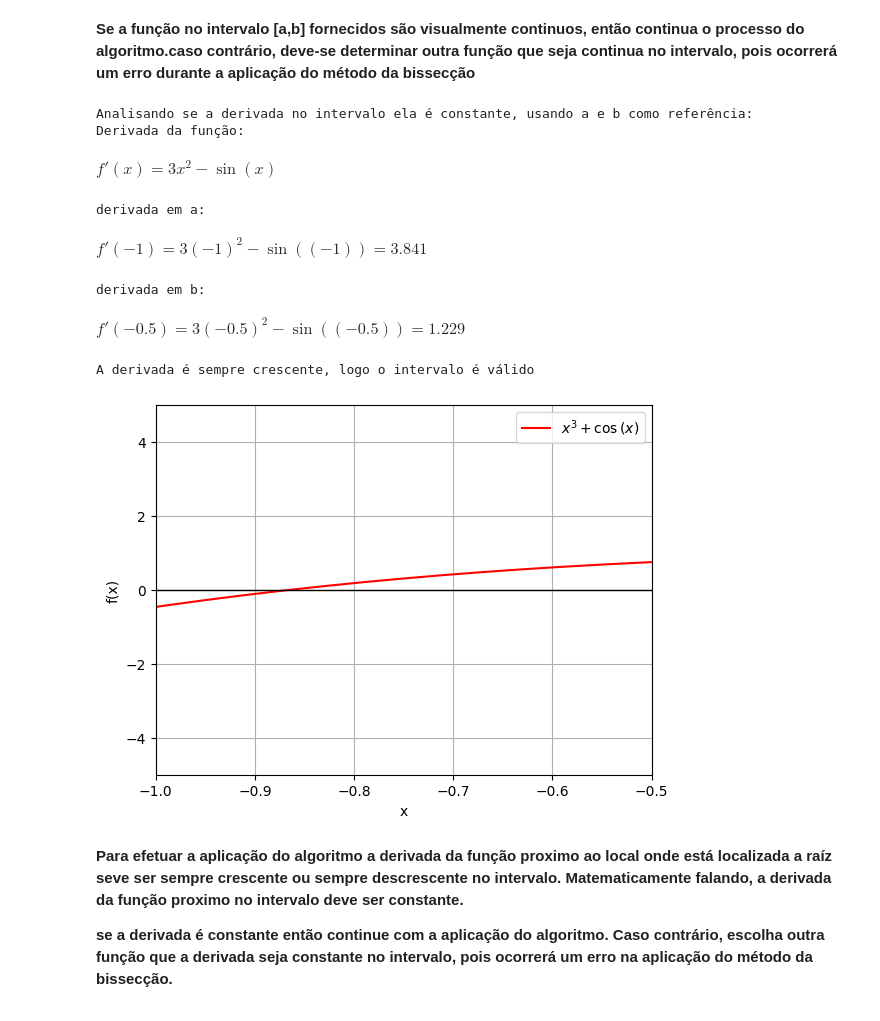
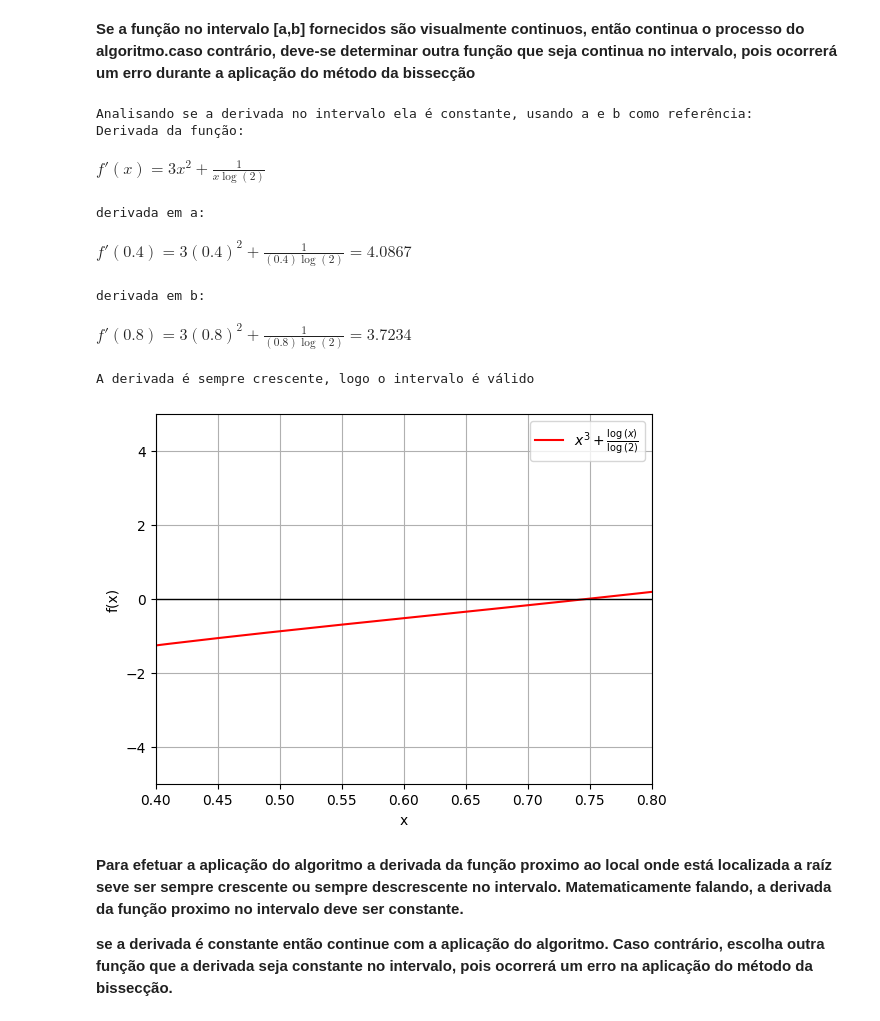
Before and after one commit to JWchester/CalculoNumerico, a Jupyter notebook: 01 - Método da Bissecção/Bissecção(Concluido).ipynb, the cells around one changed output. Cells and saved outputs as stored; diff of their text form; code cells hidden in the pictures.

```diff
--- a/01 - Método da Bissecção/Bissecção(Concluido).ipynb
+++ b/01 - Método da Bissecção/Bissecção(Concluido).ipynb
@@ -91,7 +91,7 @@ from IPython.display import Math #Utilizado para imprimir variaveis na tela de f
 
 
 def f(x,tp):
-    inp = 'x**3 + cos(x)'   #<----- insira a função aqui
+    inp = 'x**3 + log(x,2)'   #<----- insira a função aqui
     trt = inp.split(' ')
 
     if tp == 1:
@@ -120,11 +120,13 @@ def print_latex(eq):
 ## Análise Gráfica
 # %%
 
-a = -1 #<----- insira o ponto inicial
-b = -0.5 #<---- insira o ponto final
-decimal_places = 3
 
-print('Considerando o Seguinte intervalo:\n [a,b] = [{},{}]'.format(a, b))
+a0 = 0.4  #<------- insira o ponto inicial do intervalo
+b0 = 0.8 #<------- insira o ponto final do intervalo
+tolerance = 0.002
+decimal_places = 4
+
+print('Considerando o Seguinte intervalo:\n [a,b] = [{},{}]'.format(a0, b0))
 print('Uma tolerância de\n tol = {}'.format(0.002))
 print('Agora analisa-se o gráfico da função para saber se no intervalo [a,b] ele é contínuo')
 
@@ -172,60 +174,60 @@ print('Derivada da função: ')
 print_latex("f'(x) = "+sp.latex(derivada_f))
 while True:
     # verifica se as funções derivadas em a e b são negativas
-    if (derivada_f.subs(x,a)) < 0 and derivada_f.subs(x,b) <0:
+    if (derivada_f.subs(x,a0)) < 0 and derivada_f.subs(x,b0) <0:
         print('derivada em a: ')
-        print_latex("f'("+str(a)+")" + " = " +str(sp.latex(derivada_f)).replace('x','('+str(a)+')')+ " = " + str(round(derivada_f.subs(x,a),decimal_places)))
+        print_latex("f'("+str(a0)+")" + " = " +str(sp.latex(derivada_f)).replace('x','('+str(a0)+')')+ " = " + str(round(derivada_f.subs(x,a0),decimal_places)))
         print('derivada em b: ')
-        print_latex("f'("+str(b)+")" + " = " +str(sp.latex(derivada_f)).replace('x','('+str(b)+')')+ " = " + str(round(derivada_f.subs(x,b),decimal_places)))
+        print_latex("f'("+str(b0)+")" + " = " +str(sp.latex(derivada_f)).replace('x','('+str(b0)+')')+ " = " + str(round(derivada_f.subs(x,b0),decimal_places)))
         print('A derivada é sempre descrescente, logo o intervalo é válido')
 
     #verifica se as funções derivadas de a e b são negativas
-    elif (derivada_f.subs(x,a)) > 0 and derivada_f.subs(x,b) >0:
+    elif (derivada_f.subs(x,a0)) > 0 and derivada_f.subs(x,b0) >0:
         print('derivada em a: ')
-        print_latex("f'("+str(a)+")" + " = " +str(sp.latex(derivada_f)).replace('x','('+str(a)+')')+ " = " + str(round(derivada_f.subs(x,a),decimal_places)))
+        print_latex("f'("+str(a0)+")" + " = " +str(sp.latex(derivada_f)).replace('x','('+str(a0)+')')+ " = " + str(round(derivada_f.subs(x,a0),decimal_places)))
         print('derivada em b: ')
-        print_latex("f'("+str(b)+")" + " = " +str(sp.latex(derivada_f)).replace('x','('+str(b)+')')+ " = " + str(round(derivada_f.subs(x,b),decimal_places)))
+        print_latex("f'("+str(b0)+")" + " = " +str(sp.latex(derivada_f)).replace('x','('+str(b0)+')')+ " = " + str(round(derivada_f.subs(x,b0),decimal_places)))
         print('A derivada é sempre crescente, logo o intervalo é válido')
 
     #verifica se as funções derivadas de a e b não satisfazem as duas condições  acima
     else:
         print('derivada em a: ')
-        print_latex("f'("+str(a)+")" + " = " +str(sp.latex(derivada_f)).replace('x','('+str(a)+')')+ " = " + str(derivada_f.subs(x,a)))
+        print_latex("f'("+str(a0)+")" + " = " +str(sp.latex(derivada_f)).replace('x','('+str(a0)+')')+ " = " + str(derivada_f.subs(x,a0)))
         print('derivada em b: ')
-        print_latex("f'("+str(b)+")" + " = " +str(sp.latex(derivada_f)).replace('x','('+str(b)+')')+ " = " + str(derivada_f.subs(x,b)))
+        print_latex("f'("+str(b0)+")" + " = " +str(sp.latex(derivada_f)).replace('x','('+str(b0)+')')+ " = " + str(derivada_f.subs(x,b0)))
         print('A forma da função varia ao longo do intervalo, logo o intervalo é inválido. Determine outro intervalo')
         break
 
 
 
     x = np.linspace(-10,10,1000)
     fig,ax = plt.subplots()
     ax.grid(True)
     ax.plot(x,f(x,1),color='red', label='$'+sp.latex(f(x,0))+'$')
     plt.axhline(0, color='black', lw=1)
     plt.axvline(0, color='black', lw=1)
 
     #modifique esses parametros para verificar se o grafico é continuo nos intervalos iniciais fornecidos
-    ax.set_xlim(a,b) # determina o tamanho dos eixos x e y a serem analisados
+    ax.set_xlim(a0,b0) # determina o tamanho dos eixos x e y a serem analisados
     ax.set_ylim(-5,5) # determina o tamanho dos eixos x e y a serem analisados
 
     ax.set_xlabel('x')
     ax.set_ylabel('f(x)')
     ax.legend()
 
     plt.show()
 
     break
 # %% [output]
 Analisando se a derivada no intervalo ela é constante, usando a e b como referência:
 Derivada da função:
-$\displaystyle f'(x) = 3 x^{2} - \sin{\left(x \right)}$
+$\displaystyle f'(x) = 3 x^{2} + \frac{1}{x \log{\left(2 \right)}}$
 derivada em a:
-$\displaystyle f'(-1) = 3 (-1)^{2} - \sin{\left((-1) \right)} = 3.841$
+$\displaystyle f'(0.4) = 3 (0.4)^{2} + \frac{1}{(0.4) \log{\left(2 \right)}} = 4.0867$
 derivada em b:
-$\displaystyle f'(-0.5) = 3 (-0.5)^{2} - \sin{\left((-0.5) \right)} = 1.229$
+$\displaystyle f'(0.8) = 3 (0.8)^{2} + \frac{1}{(0.8) \log{\left(2 \right)}} = 3.7234$
 A derivada é sempre crescente, logo o intervalo é válido
-[figure, old version]
+[figure, new version]
 # %% [markdown]
 **Para efetuar a aplicação do algoritmo a derivada da função proximo ao local onde está localizada a raíz seve ser sempre crescente ou sempre descrescente no intervalo. Matematicamente falando, a derivada da função proximo no intervalo deve ser constante.**
 
```
Also changed, not shown: parts of 4 cells of this notebook, 1 other file.
